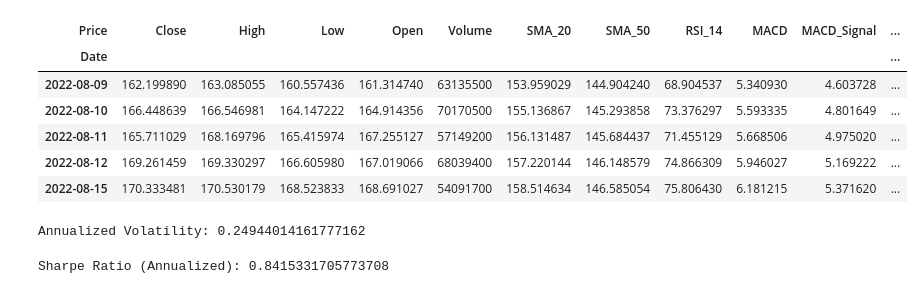
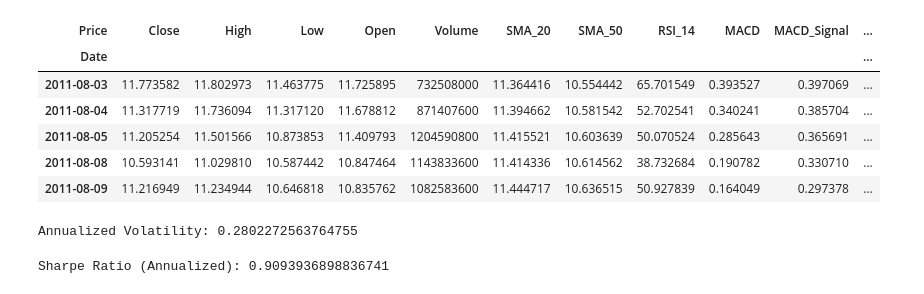
Before and after one commit to rufta-g20/week1-news-sentiment, a Jupyter notebook: notebooks/task2_finance.ipynb, the cells around one changed output. Cells and saved outputs as stored; diff of their text form; code cells hidden in the pictures.

```diff
--- a/notebooks/task2_finance.ipynb
+++ b/notebooks/task2_finance.ipynb
@@ -23,7 +23,7 @@ import pynance as pn
 # Cell 2 — Load stock data
 
 # Instantiate the StockAnalyzer class to load and analyze stock data
-appl_analyzer = StockAnalyzer(ticker="AAPL", start="2022-05-26", end="2024-12-30")
+appl_analyzer = StockAnalyzer(ticker="AAPL", start="2011-05-23", end="2020-06-11")
 # Access the DataFrame stored inside the class instance
 df_price = appl_analyzer.df
 df_price.head()
@@ -77,15 +77,17 @@ plt.show()
 # %%
-# Cell 6 — Add Daily Returns
-appl_analyzer.add_returns()
-appl_analyzer.df.head()
+# Cell 6 — Calculate Daily Returns
+
+# Call method. It now updates appl_analyzer.df internally.
+stock_returns_df = appl_analyzer.add_returns()
+stock_returns_df.head()
 # %% [output]
 | Price | Close | High | Low | Open | Volume | SMA_20 | SMA_50 | RSI_14 | MACD | MACD_Signal | ... |
 | Date |  |  |  |  |  |  |  |  |  |  | ... |
-| 2022-08-09 | 162.199890 | 163.085055 | 160.557436 | 161.314740 | 63135500 | 153.959029 | 144.904240 | 68.904537 | 5.340930 | 4.603728 | ... |
-| 2022-08-10 | 166.448639 | 166.546981 | 164.147222 | 164.914356 | 70170500 | 155.136867 | 145.293858 | 73.376297 | 5.593335 | 4.801649 | ... |
-| 2022-08-11 | 165.711029 | 168.169796 | 165.415974 | 167.255127 | 57149200 | 156.131487 | 145.684437 | 71.455129 | 5.668506 | 4.975020 | ... |
-| 2022-08-12 | 169.261459 | 169.330297 | 166.605980 | 167.019066 | 68039400 | 157.220144 | 146.148579 | 74.866309 | 5.946027 | 5.169222 | ... |
-| 2022-08-15 | 170.333481 | 170.530179 | 168.523833 | 168.691027 | 54091700 | 158.514634 | 146.585054 | 75.806430 | 6.181215 | 5.371620 | ... |
+| 2011-08-03 | 11.773582 | 11.802973 | 11.463775 | 11.725895 | 732508000 | 11.364416 | 10.554442 | 65.701549 | 0.393527 | 0.397069 | ... |
+| 2011-08-04 | 11.317719 | 11.736094 | 11.317120 | 11.678812 | 871407600 | 11.394662 | 10.581542 | 52.702541 | 0.340241 | 0.385704 | ... |
+| 2011-08-05 | 11.205254 | 11.501566 | 10.873853 | 11.409793 | 1204590800 | 11.415521 | 10.603639 | 50.070524 | 0.285643 | 0.365691 | ... |
+| 2011-08-08 | 10.593141 | 11.029810 | 10.587442 | 10.847464 | 1143833600 | 11.414336 | 10.614562 | 38.732684 | 0.190782 | 0.330710 | ... |
+| 2011-08-09 | 11.216949 | 11.234944 | 10.646818 | 10.835762 | 1082583600 | 11.444717 | 10.636515 | 50.927839 | 0.164049 | 0.297378 | ... |
 # %%
 # Cell 7 — Calculate Descriptive Statistics
 
@@ -101,7 +103,7 @@ volatility = returns.std() * np.sqrt(252) # Assuming 252 trading days in a year
 # print(returns.head())
 print("\nAnnualized Volatility:", volatility)
 # %% [output]
-Annualized Volatility: 0.24944014161777162
+Annualized Volatility: 0.2802272563764755
 # %%
 # Cell 8 — Calculate Sharpe Ratio (Annualized)
 
@@ -114,5 +116,5 @@ sharpe = (returns.mean() - risk_free_rate_daily) / returns.std() * np.sqrt(252)
 
 print("Sharpe Ratio (Annualized):", sharpe)
 # %% [output]
-Sharpe Ratio (Annualized): 0.8415331705773708
+Sharpe Ratio (Annualized): 0.9093936898836741
 # %%
```
Also changed, not shown: parts of 7 cells of this notebook, 3 other files.
